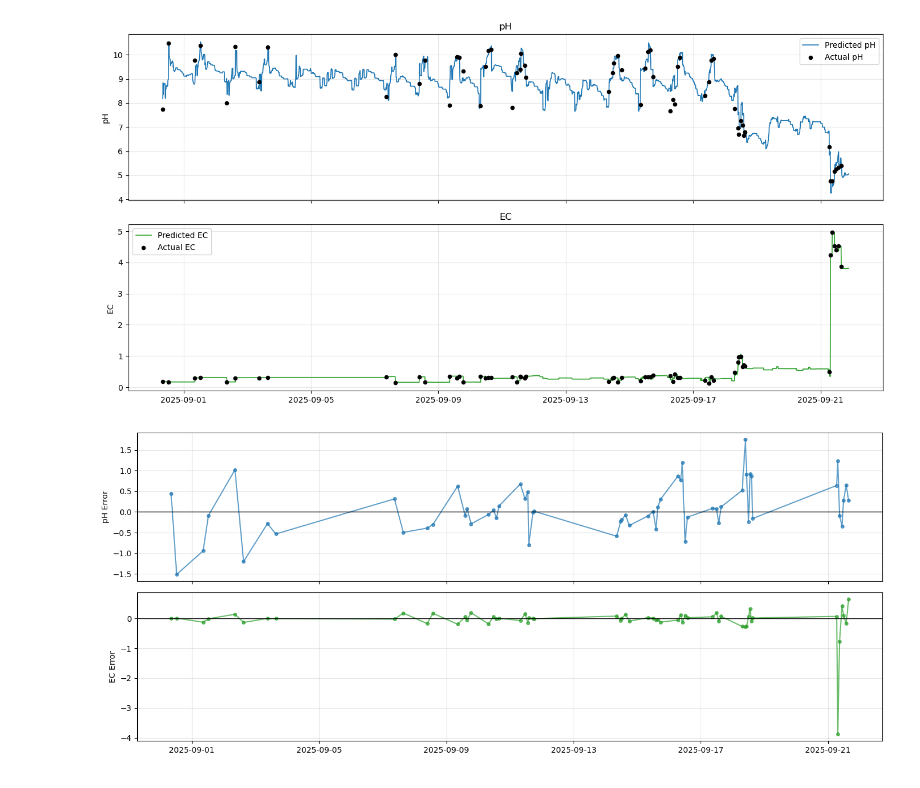
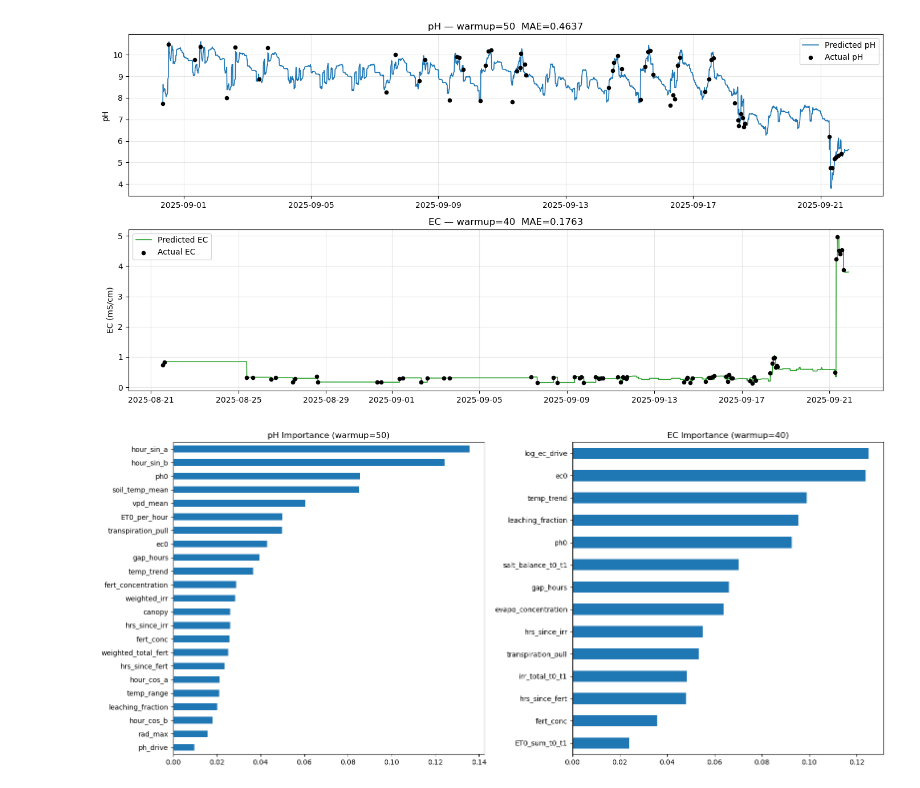
Before and after one commit to EliyahuEden/Predictive_Modeling_Of_Rootzone_Variables_Using_Greenhouse_Data, a Jupyter notebook: scripts/Continuous_Rootzone_Only_t0_To_t1.ipynb, the cells around one changed output. Cells and saved outputs as stored; diff of their text form; code cells hidden in the pictures.

```diff
--- a/scripts/Continuous_Rootzone_Only_t0_To_t1.ipynb
+++ b/scripts/Continuous_Rootzone_Only_t0_To_t1.ipynb
@@ -337,0 +452,18 @@ MAE by gap bin:
+# %%
+# ==========================================
+# 5. Training — Fixed Warmups (pH=50, EC=40)
+# ==========================================
+sensor_idx = list(master_df.index[master_df['ph'].notna() & master_df['ec_ms'].notna()])
+print(f'Joint labeled timestamps: {len(sensor_idx)}')
+
+WARMUP_PH = 50
+WARMUP_EC = 40
+
+m_ph, ev_ph, res_ph, ph_model = run_walkforward_single(
+    master_df, sensor_idx, warmup=WARMUP_PH, target='ph', model_params=best_ph_params)
+
+m_ec, ev_ec, res_ec, ec_model = run_walkforward_single(
+    master_df, sensor_idx, warmup=WARMUP_EC, target='ec', model_params=best_ec_params)
+
+print(f'\npH  (warmup={WARMUP_PH}): MAE={m_ph["ph_mae"]:.4f}  naive={m_ph["ph_mae_naive"]:.4f}  gain={m_ph["ph_gain_mae"]:.4f}  R2={m_ph["ph_r2"]:.4f}')
+print(f'EC  (warmup={WARMUP_EC}): MAE={m_ec["ec_mae"]:.4f}  naive={m_ec["ec_mae_naive"]:.4f}  gain={m_ec["ec_gain_mae"]:.4f}  R2={m_ec["ec_r2"]:.4f}')
@@ -338,13 +513,43 @@ MAE by gap bin:
 # %%
-fig,ax=plt.subplots(2,1,figsize=(14,7),sharex=True)
-ax[0].plot(res_df.index,res_df['ph_pred'],color='tab:blue',lw=1.2,label='Predicted pH')
-ax[0].scatter(ev.index,ev['ph_true'],color='black',s=20,zorder=5,label='Actual pH')
-ax[0].set_ylabel('pH');ax[0].legend();ax[0].grid(True,alpha=0.3);ax[0].set_title('pH')
-ax[1].plot(res_df.index,res_df['ec_pred'],color='tab:green',lw=1.2,label='Predicted EC')
-ax[1].scatter(ev.index,ev['ec_true'],color='black',s=20,zorder=5,label='Actual EC')
-ax[1].set_ylabel('EC');ax[1].legend();ax[1].grid(True,alpha=0.3);ax[1].set_title('EC')
-plt.tight_layout();plt.show()
+# ==========================================
+# 7. Predicted vs Actual Time Series
+# ==========================================
+fig, axes = plt.subplots(2, 1, figsize=(14, 7), sharex=False)
+
+axes[0].plot(res_ph.index, res_ph['ph_pred'], color='tab:blue', lw=1.2, label='Predicted pH')
+axes[0].scatter(ev_ph.index, ev_ph['ph_true'], color='black', s=20, zorder=5, label='Actual pH')
+axes[0].set_ylabel('pH')
+axes[0].set_title(f'pH — warmup={WARMUP_PH}  MAE={m_ph["ph_mae"]:.4f}')
+axes[0].legend()
+axes[0].grid(True, alpha=0.3)
+
+axes[1].plot(res_ec.index, res_ec['ec_pred'], color='tab:green', lw=1.2, label='Predicted EC')
+axes[1].scatter(ev_ec.index, ev_ec['ec_true'], color='black', s=20, zorder=5, label='Actual EC')
+axes[1].set_ylabel('EC (mS/cm)')
+axes[1].set_title(f'EC — warmup={WARMUP_EC}  MAE={m_ec["ec_mae"]:.4f}')
+axes[1].legend()
+axes[1].grid(True, alpha=0.3)
+
+plt.tight_layout()
+plt.show()
 # %% [output]
-[figure, old version]
+[figure, new version]
-[figure, removed]
+# %%
+# ==========================================
+# 8. Feature Importance
+# ==========================================
+fig, axes = plt.subplots(1, 2, figsize=(16, 7))
+
+pd.Series(ph_model.feature_importances_, index=feature_cols_ph)\
+    .sort_values()\
+    .plot(kind='barh', ax=axes[0], title=f'pH Importance (warmup={WARMUP_PH})')
+
+pd.Series(ec_model.feature_importances_, index=feature_cols_ec)\
+    .sort_values()\
+    .plot(kind='barh', ax=axes[1], title=f'EC Importance (warmup={WARMUP_EC})')
+
+plt.tight_layout()
+plt.show()
+# %% [output]
+[figure, added]
 # %%
```
Also changed, not shown: parts of 13 cells of this notebook, 4 other files.
